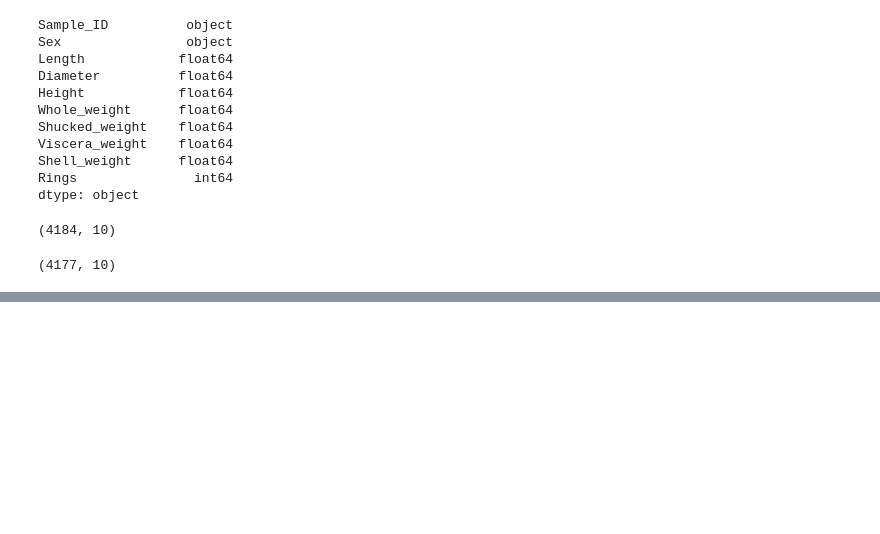
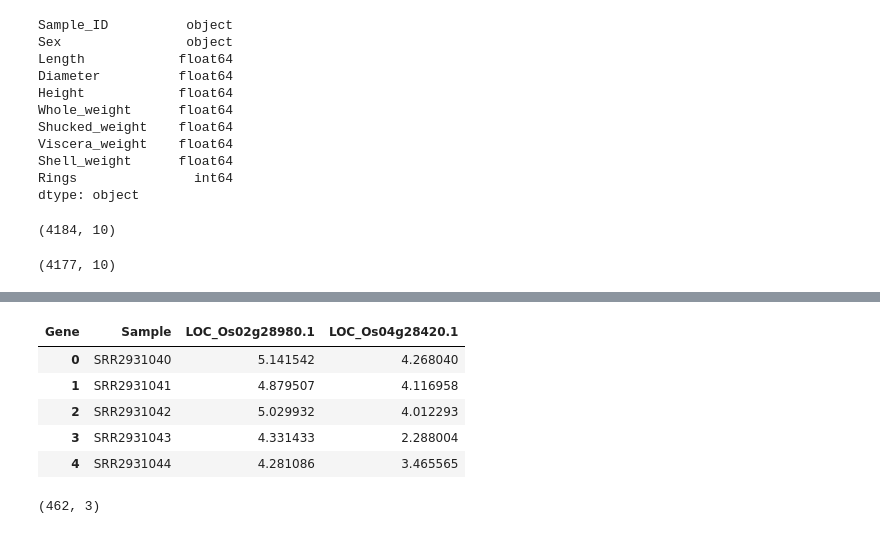
Before and after one commit to jeagle1286/Hort503, a Jupyter notebook: Assignment 10/A08-Data_Wrangling-Practice.ipynb, the cells around one changed output, grey strips where cells are left out. Drawn from its saved outputs; the diff is of its cells as text; code cells hidden in the pictures; blank space fills up the shorter version.

```diff
--- a/Assignment 10/A08-Data_Wrangling-Practice.ipynb
+++ b/Assignment 10/A08-Data_Wrangling-Practice.ipynb
@@ -215,0 +230,15 @@ abalone.describe()
+# %%
+dfg2 = dfg1.pivot_table(index=['Sample'], columns = 'Gene', values = 'Expression Level')
+dfg2.reset_index(drop=False, inplace=True)
+dfg2.head()
+# %% [output]
+| Gene | Sample | LOC_Os02g28980.1 | LOC_Os04g28420.1 |
+| 0 | SRR2931040 | 5.141542 | 4.268040 |
+| 1 | SRR2931041 | 4.879507 | 4.116958 |
+| 2 | SRR2931042 | 5.029932 | 4.012293 |
+| 3 | SRR2931043 | 4.331433 | 2.288004 |
+| 4 | SRR2931044 | 4.281086 | 3.465565 |
+# %%
+dfg2.shape
+# %% [output]
+(462, 3)
```
Also changed, not shown: parts of 10 cells of this notebook, 2 other files.
